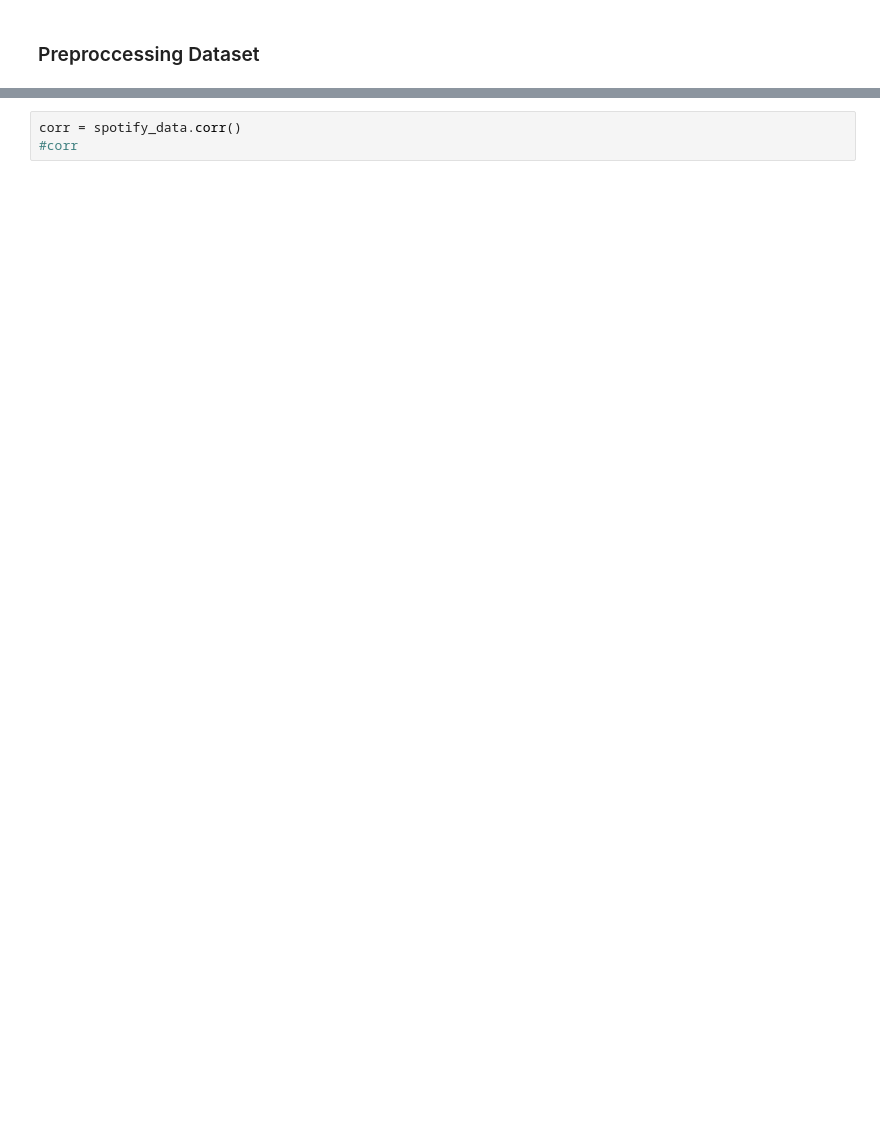
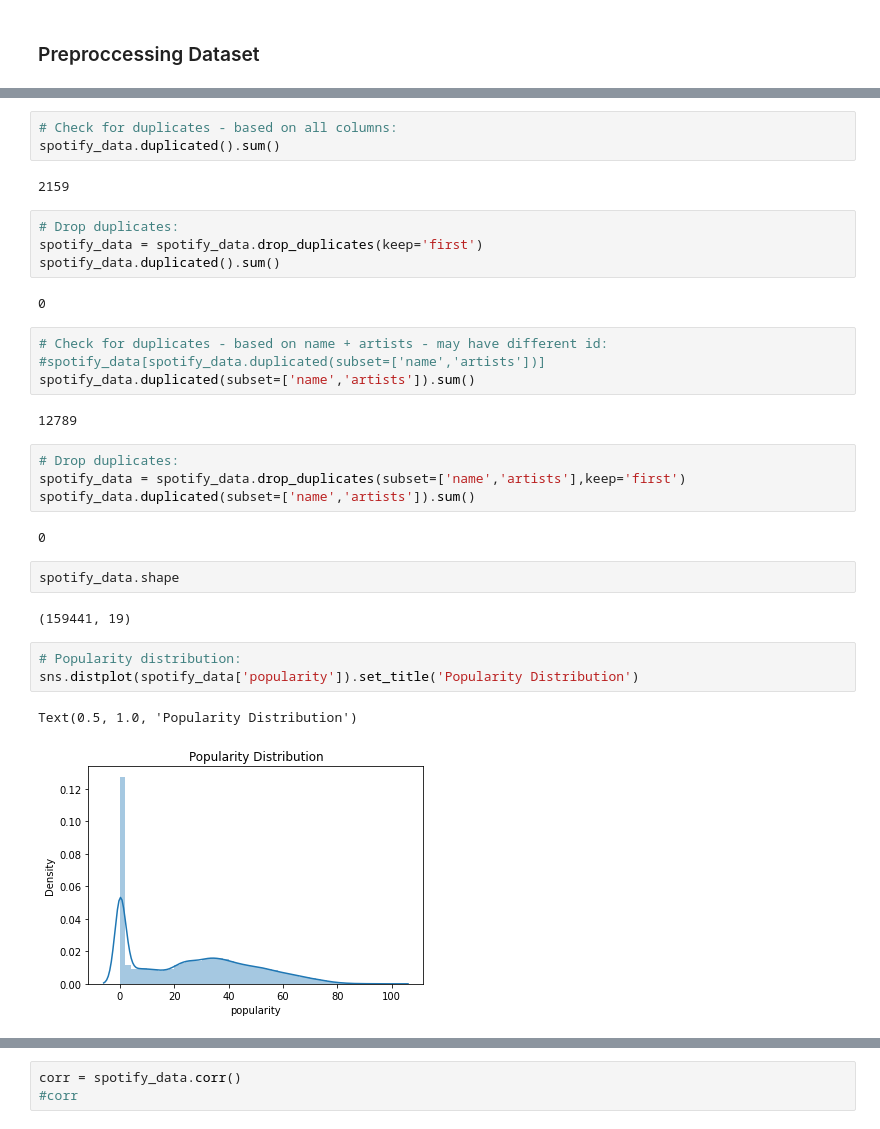
Before and after one commit to maing-rv/python_cw, a Jupyter notebook: python_cw.ipynb, the cells around one changed output, grey strips where cells are left out. Drawn from its saved outputs; the diff is of its cells as text; blank space fills up the shorter version.

```diff
--- a/python_cw.ipynb
+++ b/python_cw.ipynb
@@ -136,0 +148,33 @@ spotify_data.duplicated().sum()
+# %%
+# Check for duplicates - based on all columns:
+spotify_data.duplicated().sum()
+# %% [output]
+2159
+# %%
+# Drop duplicates:
+spotify_data = spotify_data.drop_duplicates(keep='first')
+spotify_data.duplicated().sum()
+# %% [output]
+0
+# %%
+# Check for duplicates - based on name + artists - may have different id:
+#spotify_data[spotify_data.duplicated(subset=['name','artists'])]
+spotify_data.duplicated(subset=['name','artists']).sum()
+# %% [output]
+12789
+# %%
+# Drop duplicates:
+spotify_data = spotify_data.drop_duplicates(subset=['name','artists'],keep='first')
+spotify_data.duplicated(subset=['name','artists']).sum()
+# %% [output]
+0
+# %%
+spotify_data.shape
+# %% [output]
+(159441, 19)
+# %%
+# Popularity distribution:
+sns.distplot(spotify_data['popularity']).set_title('Popularity Distribution')
+# %% [output]
+Text(0.5, 1.0, 'Popularity Distribution')
+[figure, added]
```
Also changed, not shown: parts of 114 cells of this notebook.
